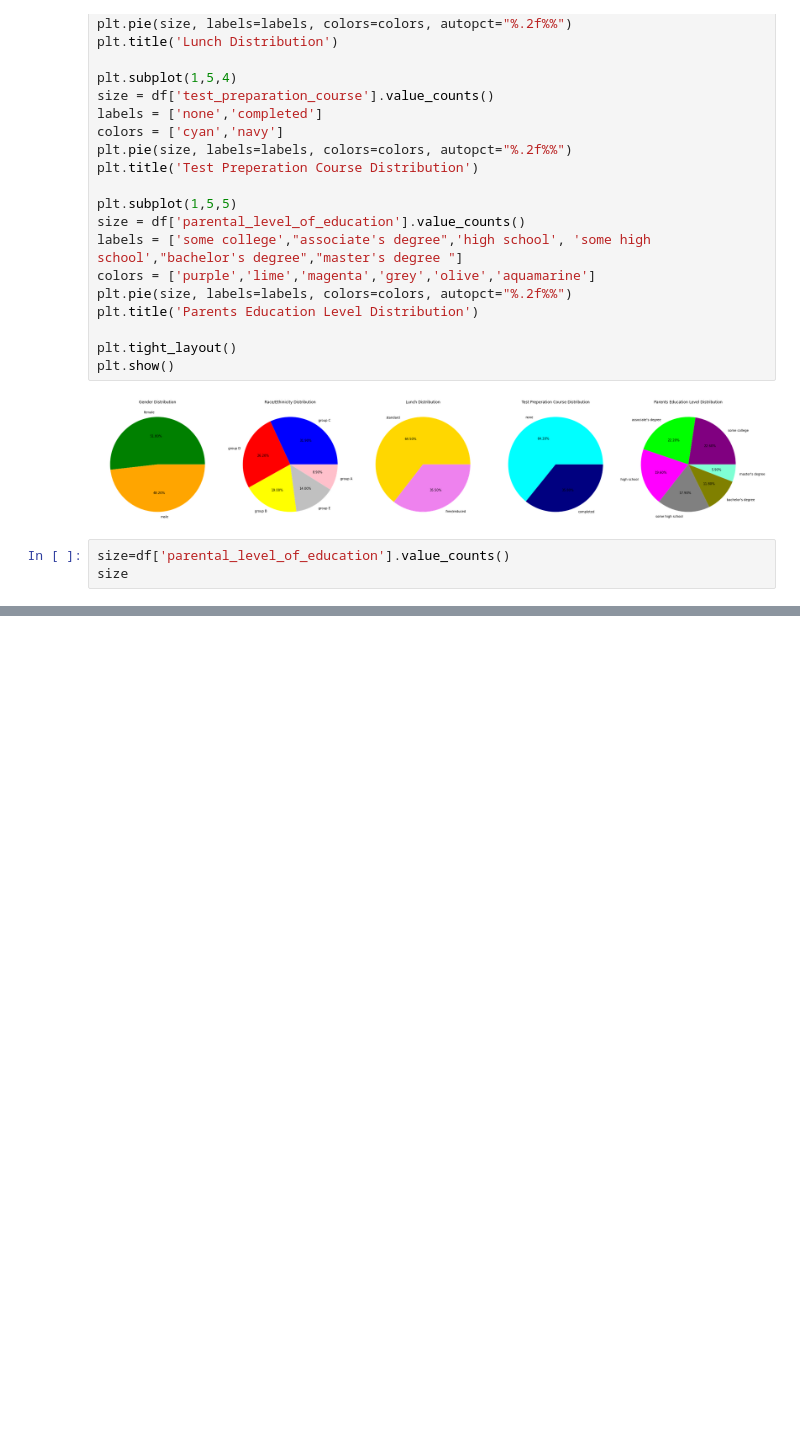
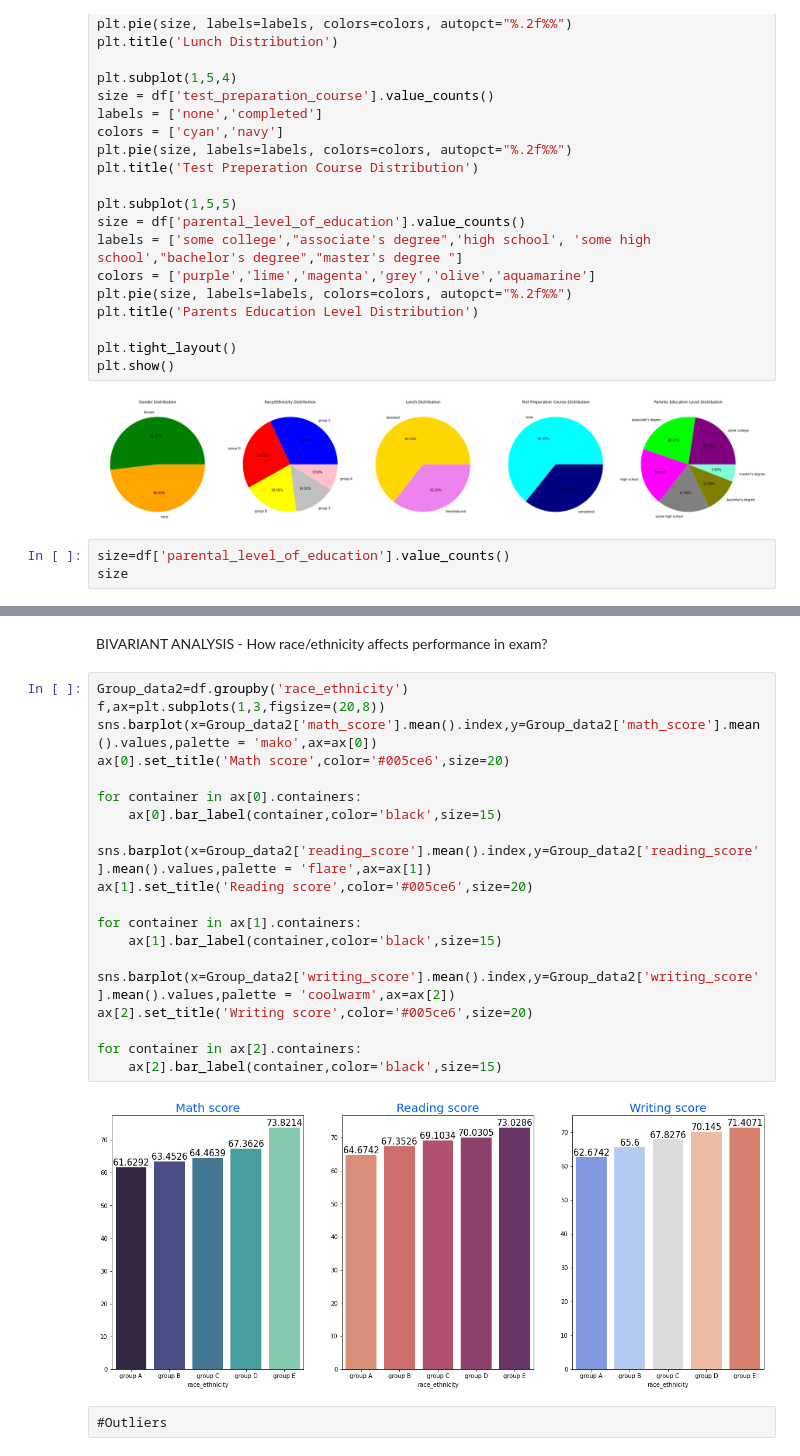
Before and after one commit to Shankari-Mohanakrishnan/Data-science, a Jupyter notebook: data/EDA students performance.ipynb, the cells around one changed output, grey strips where cells are left out. Cells and saved outputs as stored; diff of their text form; blank space fills up the shorter version.

```diff
--- a/data/EDA students performance.ipynb
+++ b/data/EDA students performance.ipynb
@@ -368,0 +457,26 @@ size
+# %% [markdown]
+BIVARIANT ANALYSIS - How race/ethnicity affects performance in exam?
+# %%
+Group_data2=df.groupby('race_ethnicity')
+f,ax=plt.subplots(1,3,figsize=(20,8))
+sns.barplot(x=Group_data2['math_score'].mean().index,y=Group_data2['math_score'].mean().values,palette = 'mako',ax=ax[0])
+ax[0].set_title('Math score',color='#005ce6',size=20)
+
+for container in ax[0].containers:
+    ax[0].bar_label(container,color='black',size=15)
+
+sns.barplot(x=Group_data2['reading_score'].mean().index,y=Group_data2['reading_score'].mean().values,palette = 'flare',ax=ax[1])
+ax[1].set_title('Reading score',color='#005ce6',size=20)
+
+for container in ax[1].containers:
+    ax[1].bar_label(container,color='black',size=15)
+
+sns.barplot(x=Group_data2['writing_score'].mean().index,y=Group_data2['writing_score'].mean().values,palette = 'coolwarm',ax=ax[2])
+ax[2].set_title('Writing score',color='#005ce6',size=20)
+
+for container in ax[2].containers:
+    ax[2].bar_label(container,color='black',size=15)
+# %% [output]
+[figure, added]
+# %% [raw]
+#Outliers
```
Also changed, not shown: parts of 11 cells of this notebook.
